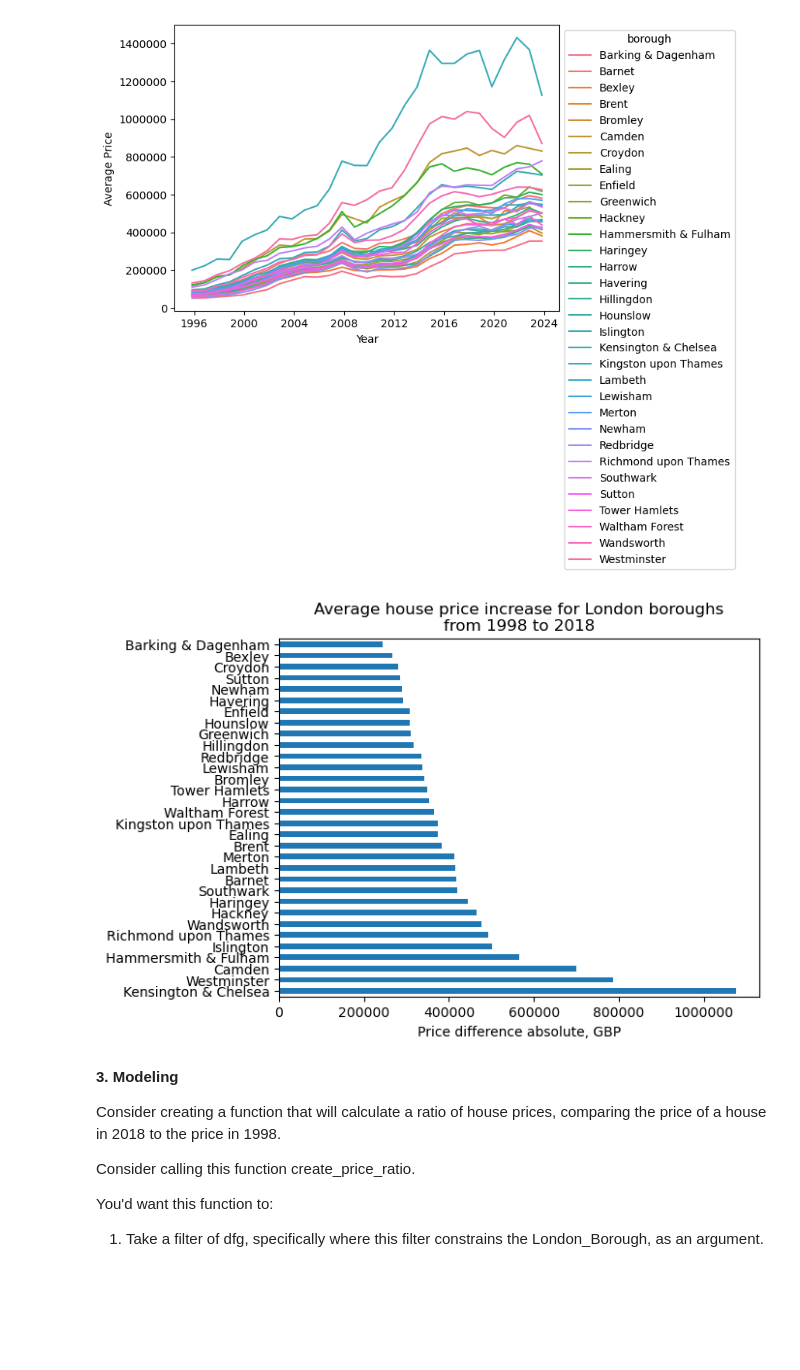
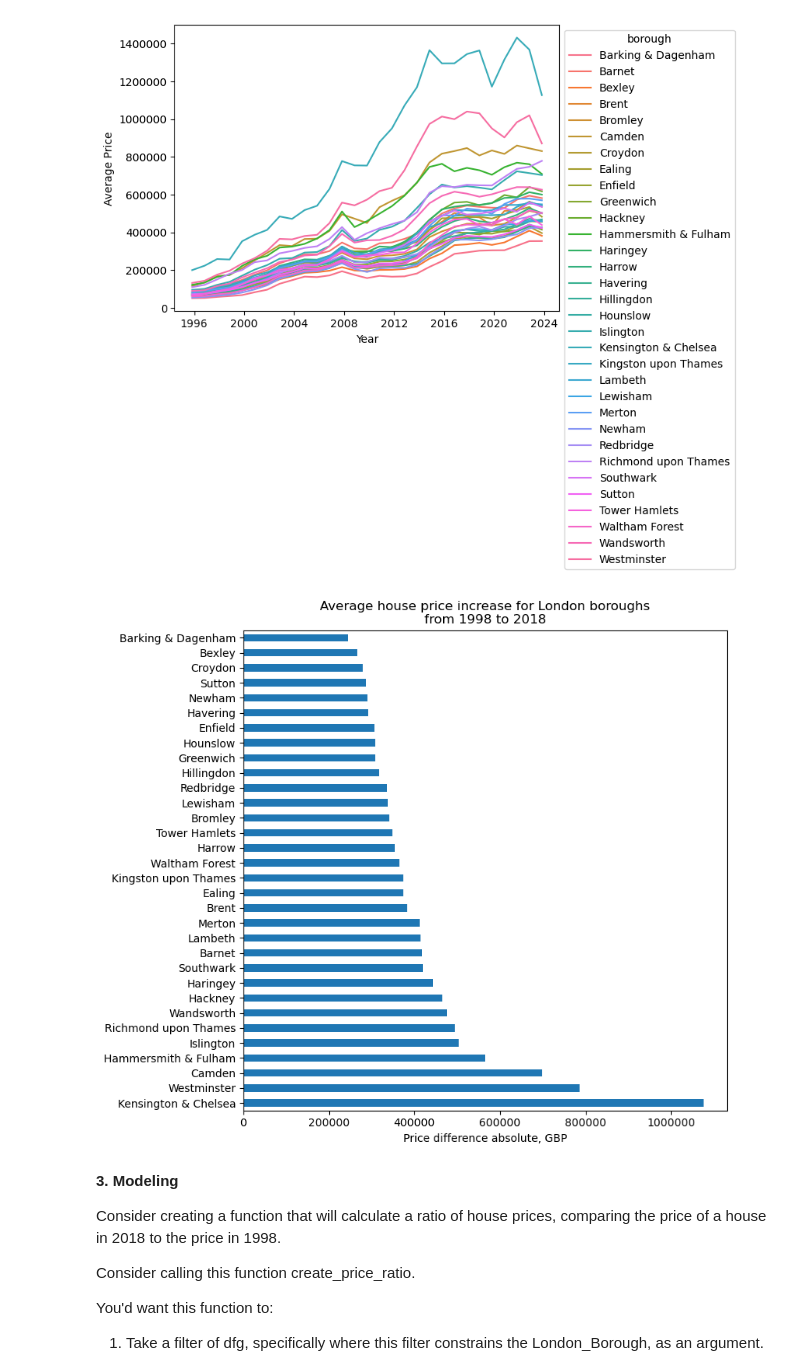
Before and after one commit to airenare/Springboard, a Jupyter notebook: Unit 4 Challenge - Tier 3/Unit 4 Challenge - Tier 3.ipynb, the cells around one changed output. Drawn from its saved outputs; the diff is of its cells as text; code cells hidden in the pictures; blank space fills up the shorter version.

Commit message:
Update Unit 4 Challenge - Tier 3.ipynb
Increased plot sizes

```diff
--- a/Unit 4 Challenge - Tier 3/Unit 4 Challenge - Tier 3.ipynb
+++ b/Unit 4 Challenge - Tier 3/Unit 4 Challenge - Tier 3.ipynb
@@ -296,35 +296,36 @@ observations, counting back from the set year_of_int'''
 year_of_interest = 2018
 for_20y = True
 
 # Getting the start and end dates
 start_end = get_start_end(year_of_int=year_of_interest, for_20=for_20y)
 start_date = start_end['start_date']
 end_date = start_end['end_date']
 
 
 # Subsetting the first and last observations for each borough
 boroughs_price_diff = boroughs_price[boroughs_price['date'].isin([start_date, end_date])]
 
 # Pivoting table to find price diff for each borough
 boroughs_price_diff = boroughs_price_diff.set_index('borough').pivot_table(values=['avg_price'],
                                      index='borough',
                                      aggfunc='diff').rename(columns={'avg_price':'price_diff'})
 # Sorting descending
 boroughs_price_diff = boroughs_price_diff.sort_values('price_diff', ascending=False)
 
 # Plotting price difference
 boroughs_price_diff.plot(kind='barh',
-                        title=f'Average house price increase for London boroughs\nfrom {start_date.year} to {end_date.year}'
+                        title=f'Average house price increase for London boroughs\nfrom {start_date.year} to {end_date.year}',
+                         figsize=(8,8)
                         )
 # Removing legend because there is only one variable
 plt.legend().remove()
 
 plt.xlabel("Price difference absolute, GBP")
 plt.ylabel("")
 
 plt.show()
 # %% [output]
-[figure, old version]
+[figure, new version]
 # %% [markdown]
 **3. Modeling**
 
```
Also changed, not shown: parts of 1 cell of this notebook.
